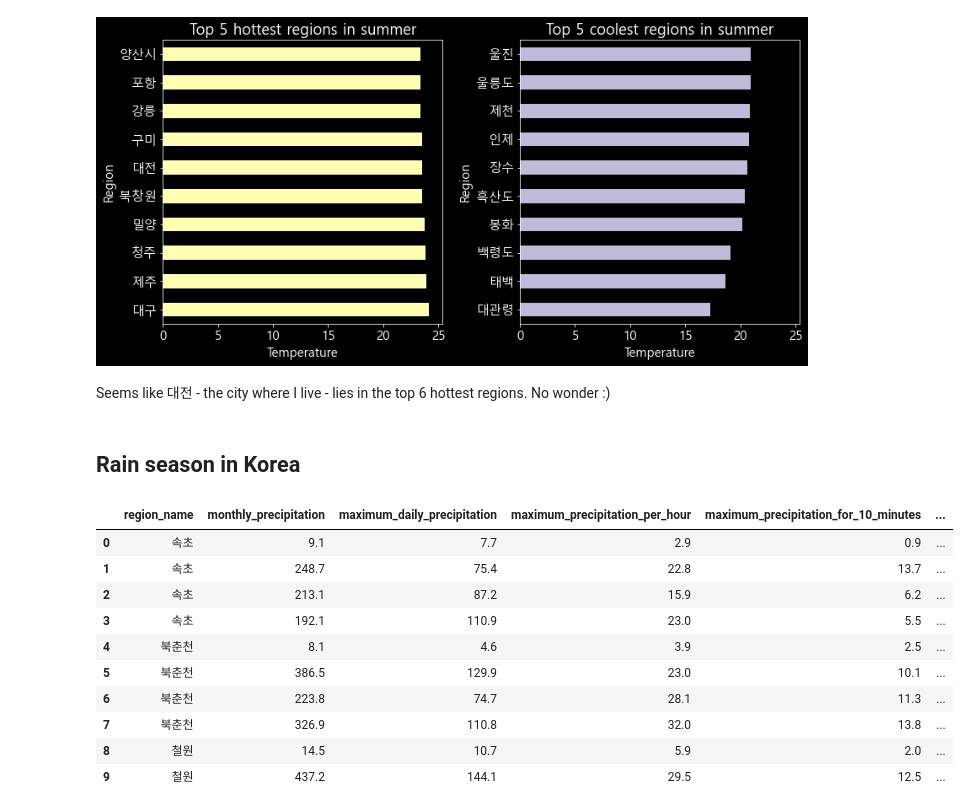
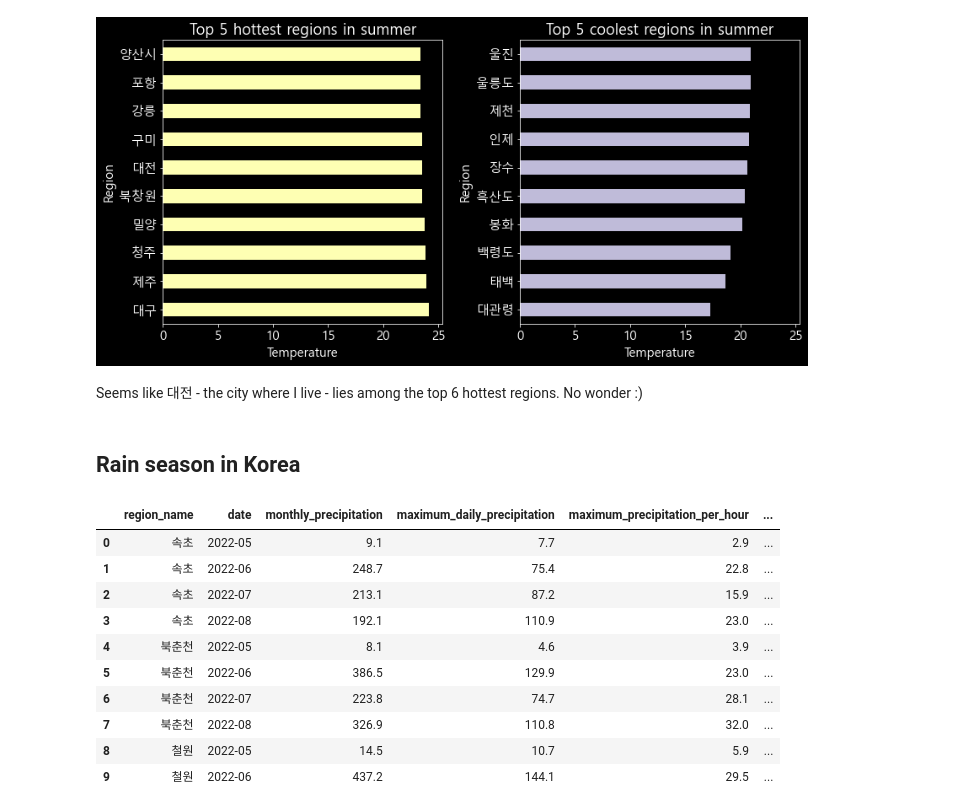
Before and after one commit to SimonCao1207/Korea-Weather-Data-EDA, a Jupyter notebook: weather.ipynb, the cells around one changed output. Saved outputs shown, nothing was run; the diff lists cells and outputs as text; code cells hidden in the pictures.

```diff
--- a/weather.ipynb
+++ b/weather.ipynb
@@ -76,7 +76,7 @@ len(translate_cols_1_week_data)
 # %%
 translate_cols =  [ "Point",
                     "Region name",
-                    "Date and time",
+                    "Date",
                     "Average temperature",
                     "Average Maximum Temperature",
                     "Average Lowest Temperature",
@@ -314,22 +316,24 @@ Top 10 hottest regions during summer in Korea are: ['대구', '제주', '청주'
 Top 10 coolest regions during summer in Korea are: ['대관령', '태백', '백령도', '봉화', '흑산도', '장수', '인제', '제천', '울릉도', '울진']
 [figure]
 # %% [markdown]
-Seems like 대전 - the city where I live - lies in the top 6 hottest regions. No wonder :)
+Seems like 대전 - the city where I live - lies among the top 6 hottest regions. No wonder :)
 # %% [markdown]
 ## Rain season in Korea
 # %%
 rain_related_attribute = [a for a in list(df_short.columns) if "precipitation" in a]
+rain_related_attribute.insert(0, "date")
 rain_related_attribute.insert(0, "region_name")
-df[rain_related_attribute].head(10)
+df_rain = df[rain_related_attribute]
+df_rain.head(10)
 # %% [output]
-|  | region_name | monthly_precipitation | maximum_daily_precipitation | maximum_precipitation_per_hour | maximum_precipitation_for_10_minutes | ... |
-| 0 | 속초 | 9.1 | 7.7 | 2.9 | 0.9 | ... |
-| 1 | 속초 | 248.7 | 75.4 | 22.8 | 13.7 | ... |
-| 2 | 속초 | 213.1 | 87.2 | 15.9 | 6.2 | ... |
-| 3 | 속초 | 192.1 | 110.9 | 23.0 | 5.5 | ... |
-| 4 | 북춘천 | 8.1 | 4.6 | 3.9 | 2.5 | ... |
-| 5 | 북춘천 | 386.5 | 129.9 | 23.0 | 10.1 | ... |
-| 6 | 북춘천 | 223.8 | 74.7 | 28.1 | 11.3 | ... |
-| 7 | 북춘천 | 326.9 | 110.8 | 32.0 | 13.8 | ... |
-| 8 | 철원 | 14.5 | 10.7 | 5.9 | 2.0 | ... |
-| 9 | 철원 | 437.2 | 144.1 | 29.5 | 12.5 | ... |
+|  | region_name | date | monthly_precipitation | maximum_daily_precipitation | maximum_precipitation_per_hour | ... |
+| 0 | 속초 | 2022-05 | 9.1 | 7.7 | 2.9 | ... |
+| 1 | 속초 | 2022-06 | 248.7 | 75.4 | 22.8 | ... |
+| 2 | 속초 | 2022-07 | 213.1 | 87.2 | 15.9 | ... |
+| 3 | 속초 | 2022-08 | 192.1 | 110.9 | 23.0 | ... |
+| 4 | 북춘천 | 2022-05 | 8.1 | 4.6 | 3.9 | ... |
+| 5 | 북춘천 | 2022-06 | 386.5 | 129.9 | 23.0 | ... |
+| 6 | 북춘천 | 2022-07 | 223.8 | 74.7 | 28.1 | ... |
+| 7 | 북춘천 | 2022-08 | 326.9 | 110.8 | 32.0 | ... |
+| 8 | 철원 | 2022-05 | 14.5 | 10.7 | 5.9 | ... |
+| 9 | 철원 | 2022-06 | 437.2 | 144.1 | 29.5 | ... |
```
Also changed, not shown: parts of 12 cells of this notebook.
